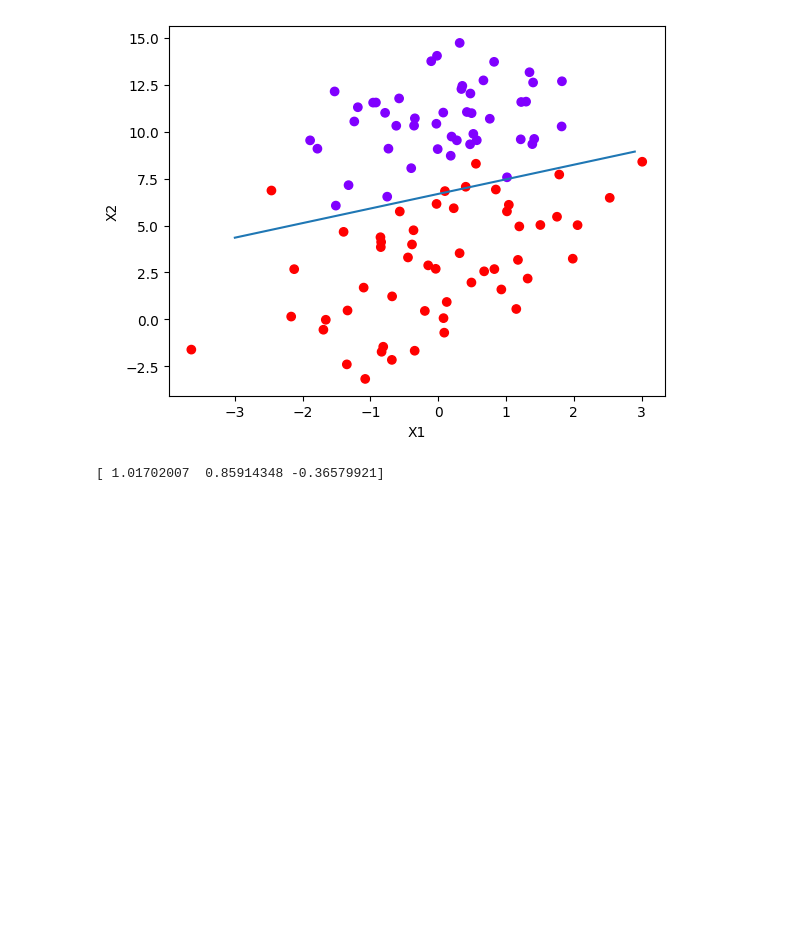
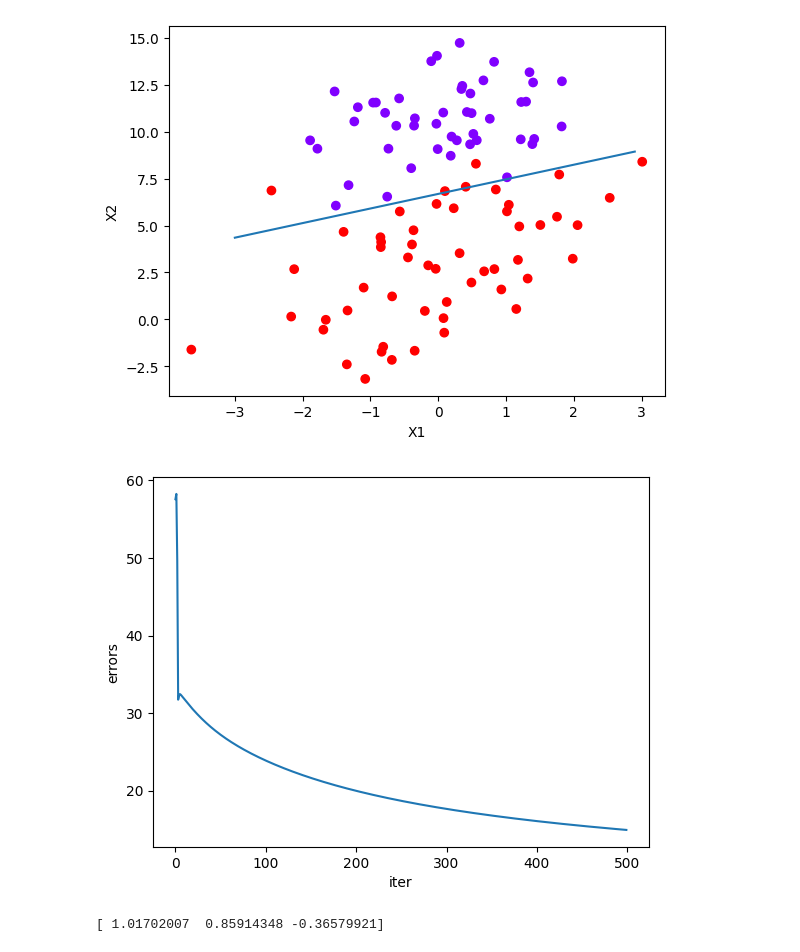
Before and after one commit to BiPaulEr/MachineLearning, a Jupyter notebook: Regression/Regression.ipynb, the cells around one changed output. Drawn from its saved outputs; the diff is of its cells as text; code cells hidden in the pictures; blank space fills up the shorter version.

```diff
--- a/Regression/Regression.ipynb
+++ b/Regression/Regression.ipynb
@@ -67,12 +67,14 @@ def gradAscent(dataMatIn, classLabels):
     alpha = 0.001
     maxCycles = 500
     weights = ones((n,1))
+    errors = []
     for k in range(maxCycles):
         h = sigmoid(dataMatrix*weights)
         error = (labelMat - h)
+        errors.append(sum(abs(error)))
         weights = weights + alpha * dataMatrix.transpose() * error
-    return weights
-weights = gradAscent(dataMat, labelMat)
+    return weights, errors
+weights, errors = gradAscent(dataMat, labelMat)
 print(weights)
 # %% [output]
 [[ 4.12414349]
@@ -96,14 +83,4 @@ print(sstest.shape)
 # %%
-# Frontière de Décision
-fig = plt.figure()
-ax = fig.add_subplot(111)
-ax.scatter(npdataMat[:,1], npdataMat[:,2], c=datingLabelsColors)
-x = arange(-3.0, 3.0, 0.1)
-arrayWeight = array(weights) #transform it in array else is still like a matrice
-y = (-arrayWeight[0]-arrayWeight[1]*x)/arrayWeight[2]
-ax.plot(x,y)
-plt.xlabel('X1'); plt.ylabel('X2');
-plt.show()
 def plotBestFit(npdataMat, datingLabelsColors, weights):
     fig = plt.figure()
     ax = fig.add_subplot(111)
@@ -114,8 +91,23 @@ def plotBestFit(npdataMat, datingLabelsColors, weights):
     ax.plot(x,y)
     plt.xlabel('X1'); plt.ylabel('X2');
     plt.show()
+plotBestFit(npdataMat, datingLabelsColors, weights)
 # %% [output]
 [figure]
+# %%
+def plotErrors(errors, ylabel = "errors"):
+    fig = plt.figure()
+    ax = fig.add_subplot(111)
+    numiterations = len(errors)
+    x = arange(0, numiterations, 1)
+    ax.plot(x,errors)
+    plt.xlabel('iter')
+    plt.ylabel(ylabel);
+    plt.show()
+
+plotErrors(errors)
+# %% [output]
+[figure, added]
 # %%
 def stocGradAscent0(dataMatrix, classLabels):
     m,n = shape(dataMatrix)
```
Also changed, not shown: parts of 4 cells of this notebook, 1 other file.
